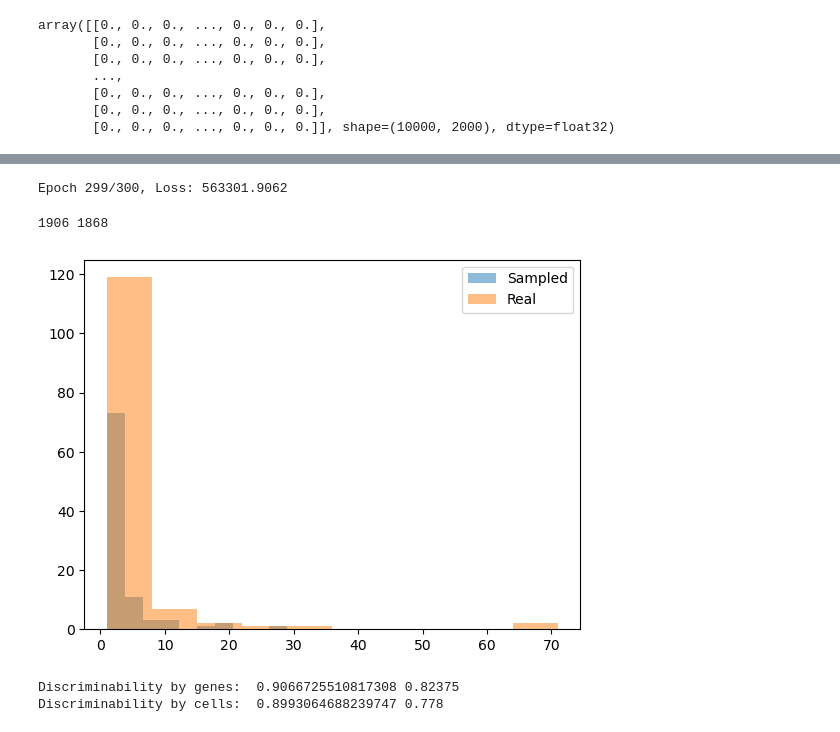
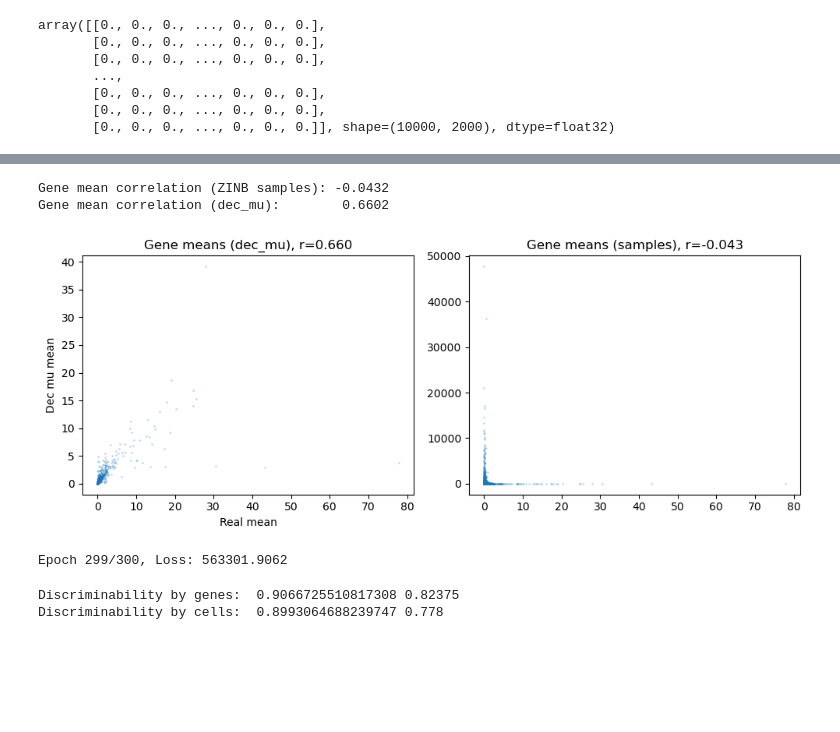
Before and after one commit to LangtianM/scDeepSim, a Jupyter notebook: experiments/sim_bottleneck.ipynb, the cells around one changed output, grey strips where cells are left out. Cells and saved outputs as stored; diff of their text form; code cells hidden in the pictures; blank space fills up the shorter version.

```diff
--- a/experiments/sim_bottleneck.ipynb
+++ b/experiments/sim_bottleneck.ipynb
@@ -41,0 +138,22 @@ AnnData object with n_obs × n_vars = 57004 × 18996
+# %%
+real_gene_means = muris_10k.X.mean(0)
+gen_gene_means_samples = latent_samples.mean(0)
+gen_gene_means_decmu = dec_mu_np.mean(0)
+
+corr_samples = np.corrcoef(real_gene_means, gen_gene_means_samples)[0, 1]
+corr_decmu = np.corrcoef(real_gene_means, gen_gene_means_decmu)[0, 1]
+print(f"Gene mean correlation (ZINB samples): {corr_samples:.4f}")
+print(f"Gene mean correlation (dec_mu):        {corr_decmu:.4f}")
+
+# Scatter plot
+fig, axes = plt.subplots(1, 2, figsize=(10, 4))
+axes[0].scatter(real_gene_means, gen_gene_means_decmu, alpha=0.2, s=1)
+axes[0].set_xlabel('Real mean'); axes[0].set_ylabel('Dec mu mean')
+axes[0].set_title(f'Gene means (dec_mu), r={corr_decmu:.3f}')
+axes[1].scatter(real_gene_means, gen_gene_means_samples, alpha=0.2, s=1)
+axes[1].set_title(f'Gene means (samples), r={corr_samples:.3f}')
+plt.tight_layout(); plt.show()
+# %% [output]
+Gene mean correlation (ZINB samples): -0.0432
+Gene mean correlation (dec_mu):        0.6602
+[figure, added]
@@ -48,22 +195,4 @@ nbc.fit(muris_10k, max_epochs=300, top_k=100)
 nbc_samples = nbc.sample(obs=muris_10k.obs)
 # %% [output]
 Epoch 299/300, Loss: 563301.9062
-# %%
-# visualizing marginal distribution of the 3rd gene
-sampled_3rd_gene = nbc_samples.X[3]
-real_3rd_gene = muris_10k.X[3]
-sampled_3rd_gene_zero_counts = np.sum(sampled_3rd_gene == 0)
-real_3rd_gene_zero_counts = np.sum(real_3rd_gene == 0)
-print(sampled_3rd_gene_zero_counts, real_3rd_gene_zero_counts)
-non_zero_sampled_3rd_gene = sampled_3rd_gene[sampled_3rd_gene != 0]
-non_zero_real_3rd_gene = real_3rd_gene[real_3rd_gene != 0]
-
-# compare the distribution of the 3rd gene
-plt.hist(non_zero_sampled_3rd_gene, alpha=0.5, label='Sampled')
-plt.hist(non_zero_real_3rd_gene, alpha=0.5, label='Real')
-plt.legend()
-plt.show()
-# %% [output]
-1906 1868
-[figure, removed]
 # %%
```
Also changed, not shown: parts of 11 cells of this notebook, 1 other file.
